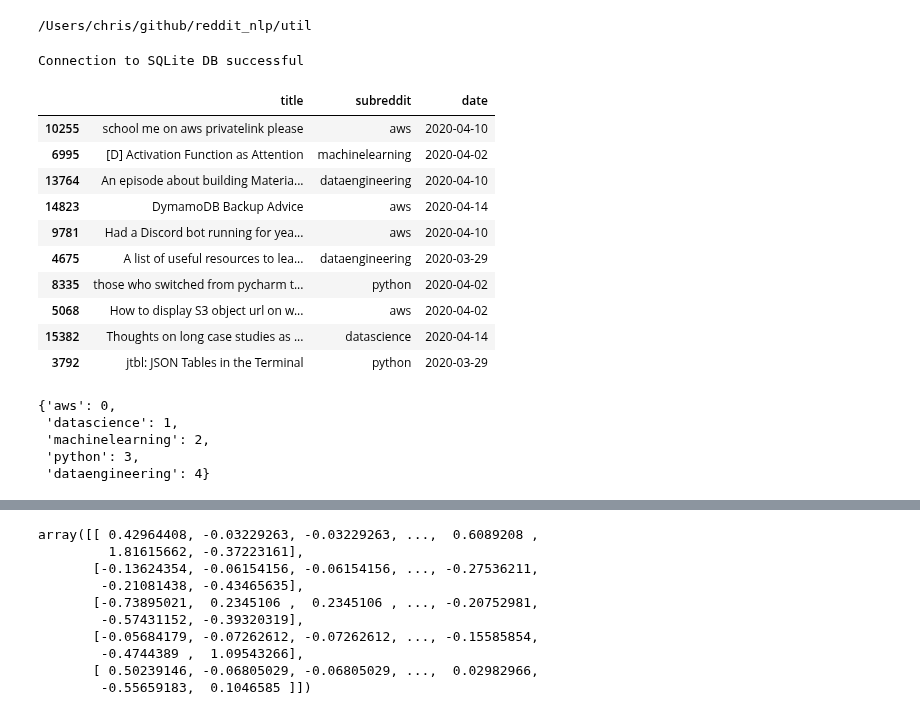
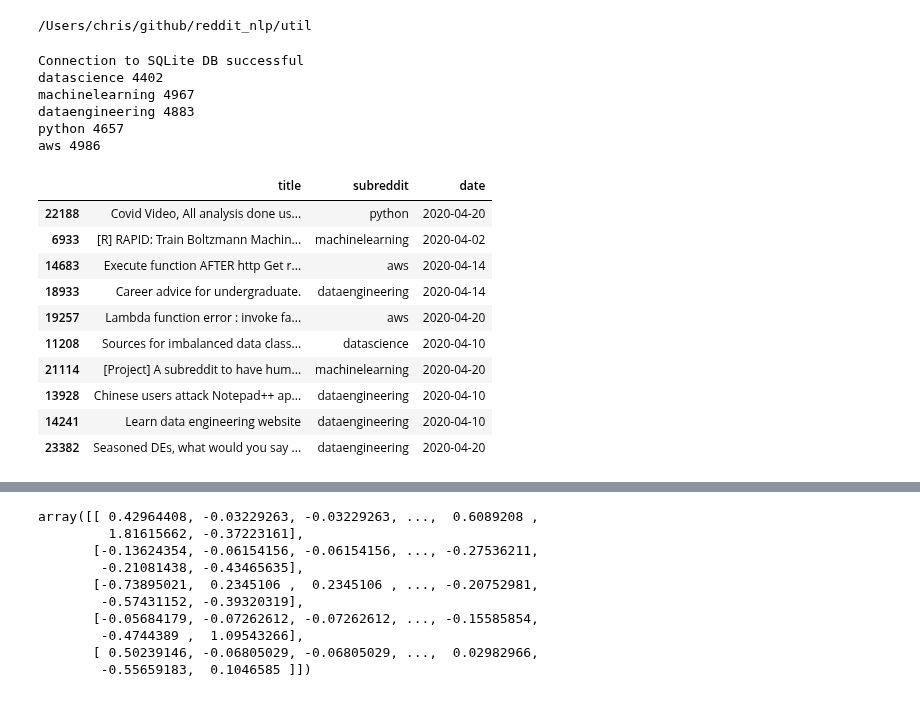
Before and after one commit to datapointchris/reddit-nlp, a Jupyter notebook: DS_coefficients and stats.ipynb, the cells around one changed output, grey strips where cells are left out. Saved outputs shown, nothing was run; the diff lists cells and outputs as text; code cells hidden in the pictures.

```diff
--- a/DS_coefficients and stats.ipynb
+++ b/DS_coefficients and stats.ipynb
@@ -41,22 +44,30 @@ from util.reddit_functions import Reddit, Visualizer, Labeler
 # %%
 # list to get data for
 subreddit_list = ['datascience','machinelearning','dataengineering','python','aws']
 
 # load data using dataloader module
 df = dataloader.data_selector(subreddit_list, source='sqlite')
 
 # what we expected?
+for sub in subreddit_list:
+    print(sub, len(df[df['subreddit'] == sub]))
+
 df.sample(10)
 # %% [output]
 Connection to SQLite DB successful
+datascience 4402
+machinelearning 4967
+dataengineering 4883
+python 4657
+aws 4986
 |  | title | subreddit | date |
-| 10255 | school me on aws privatelink please | aws | 2020-04-10 |
-| 6995 | [D] Activation Function as Attention | machinelearning | 2020-04-02 |
-| 13764 | An episode about building Materia... | dataengineering | 2020-04-10 |
-| 14823 | DymamoDB Backup Advice | aws | 2020-04-14 |
-| 9781 | Had a Discord bot running for yea... | aws | 2020-04-10 |
-| 4675 | A list of useful resources to lea... | dataengineering | 2020-03-29 |
-| 8335 | those who switched from pycharm t... | python | 2020-04-02 |
-| 5068 | How to display S3 object url on w... | aws | 2020-04-02 |
-| 15382 | Thoughts on long case studies as ... | datascience | 2020-04-14 |
-| 3792 | jtbl: JSON Tables in the Terminal | python | 2020-03-29 |
+| 22188 | Covid Video, All analysis done us... | python | 2020-04-20 |
+| 6933 | [R] RAPID: Train Boltzmann Machin... | machinelearning | 2020-04-02 |
+| 14683 | Execute function AFTER http Get r... | aws | 2020-04-14 |
+| 18933 | Career advice for undergraduate. | dataengineering | 2020-04-14 |
+| 19257 | Lambda function error : invoke fa... | aws | 2020-04-20 |
+| 11208 | Sources for imbalanced data class... | datascience | 2020-04-10 |
+| 21114 | [Project] A subreddit to have hum... | machinelearning | 2020-04-20 |
+| 13928 | Chinese users attack Notepad++ ap... | dataengineering | 2020-04-10 |
+| 14241 | Learn data engineering website | dataengineering | 2020-04-10 |
+| 23382 | Seasoned DEs, what would you say ... | dataengineering | 2020-04-20 |
@@ -67,8 +73,0 @@ labeler.fit(df.subreddit)
-# %%
-labeler.label_encodings_
-# %% [output]
-{'aws': 0,
- 'datascience': 1,
- 'machinelearning': 2,
- 'python': 3,
- 'dataengineering': 4}
```
Also changed, not shown: parts of 16 cells of this notebook.
